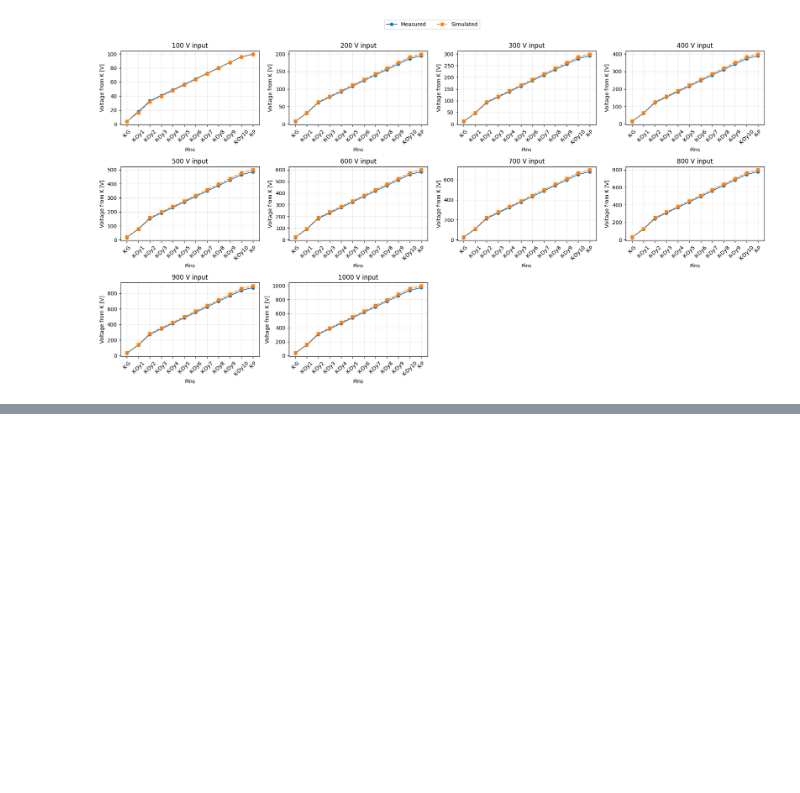
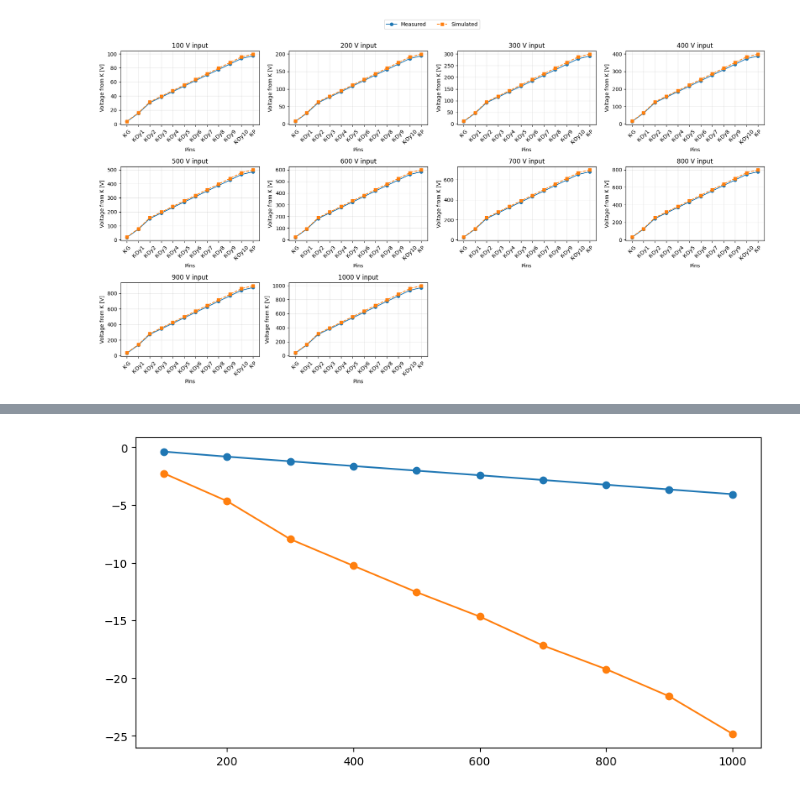
Before and after one commit to TAU-neutrino-lab/PMT-characterization, a Jupyter notebook: voltage-divider/voltage_divider_validation.ipynb, the cells around one changed output, grey strips where cells are left out. Saved outputs shown, nothing was run; the diff lists cells and outputs as text; code cells hidden in the pictures; blank space fills up the shorter version.

```diff
--- a/voltage-divider/voltage_divider_validation.ipynb
+++ b/voltage-divider/voltage_divider_validation.ipynb
@@ -97,0 +144,15 @@ plot_relative_error_by_pin(data.comparison_df);
+# %%
+error_column = "delta_V"
+
+fig, ax = plt.subplots(figsize=(10, 5))
+
+for pin in ["K-G", "K-Dy10"]:
+    pin_df = data.comparison_df[data.comparison_df["pins"] == pin]
+    ax.plot(
+        pin_df["input_voltage_V"],
+        pin_df[error_column],
+        "o-",
+        label=pin,
+        )
+# %% [output]
+[figure, added]
```
Also changed, not shown: parts of 10 cells of this notebook, 2 other files.
